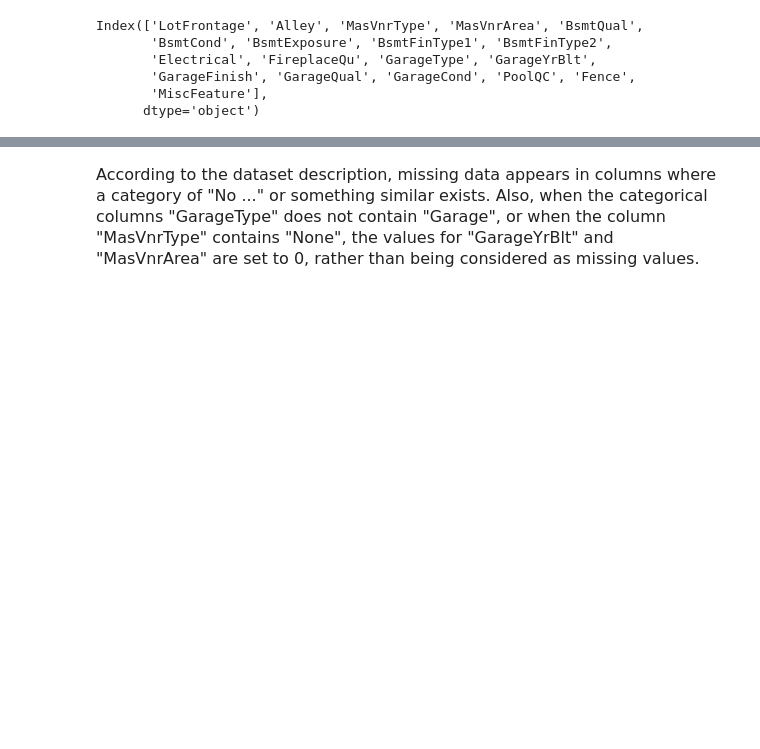
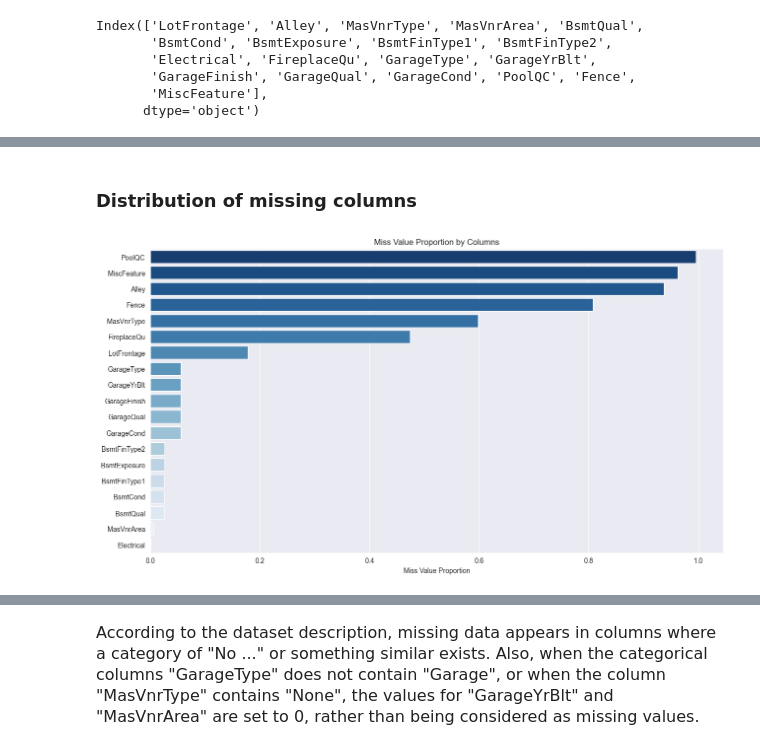
Before and after one commit to EnriqManComp/kaggle-competitions, a Jupyter notebook: house-prices-advanced-regression-techniques/house-prices-kaggle-competition.ipynb, the cells around one changed output, grey strips where cells are left out. Saved outputs shown, nothing was run; the diff lists cells and outputs as text; code cells hidden in the pictures; blank space fills up the shorter version.

```diff
--- a/house-prices-advanced-regression-techniques/house-prices-kaggle-competition.ipynb
+++ b/house-prices-advanced-regression-techniques/house-prices-kaggle-competition.ipynb
@@ -117,0 +146,22 @@ Index(['LotFrontage', 'Alley', 'MasVnrType', 'MasVnrArea', 'BsmtQual',
+# %%
+def proportion_miss_values(column):
+    miss_value_sum = dataset[column].isna().sum()
+    return pd.Series(miss_value_sum / dataset.shape[0], index=[column])
+# %% [markdown]
+### Distribution of missing columns
+# %%
+proportion_df = pd.DataFrame([])
+missing_columns = dataset.columns[dataset.isna().sum() > 0]
+for i, column in enumerate(missing_columns):
+    new_proportion = proportion_miss_values(column)
+    proportion_df = pd.concat([proportion_df, new_proportion], axis=0)
+
+proportion_df.columns = ['miss_value_proportion']
+proportion_df = proportion_df.sort_values('miss_value_proportion', ascending=False)
+fig = plt.figure(figsize=(15,8))
+sns.barplot(data=proportion_df, y=proportion_df.index, x='miss_value_proportion', palette="Blues_r", orient='h')
+plt.xlabel("Miss Value Proportion")
+plt.title("Miss Value Proportion by Columns")
+plt.show()
+# %% [output]
+[figure, added]
```
Also changed, not shown: parts of 47 cells of this notebook.
